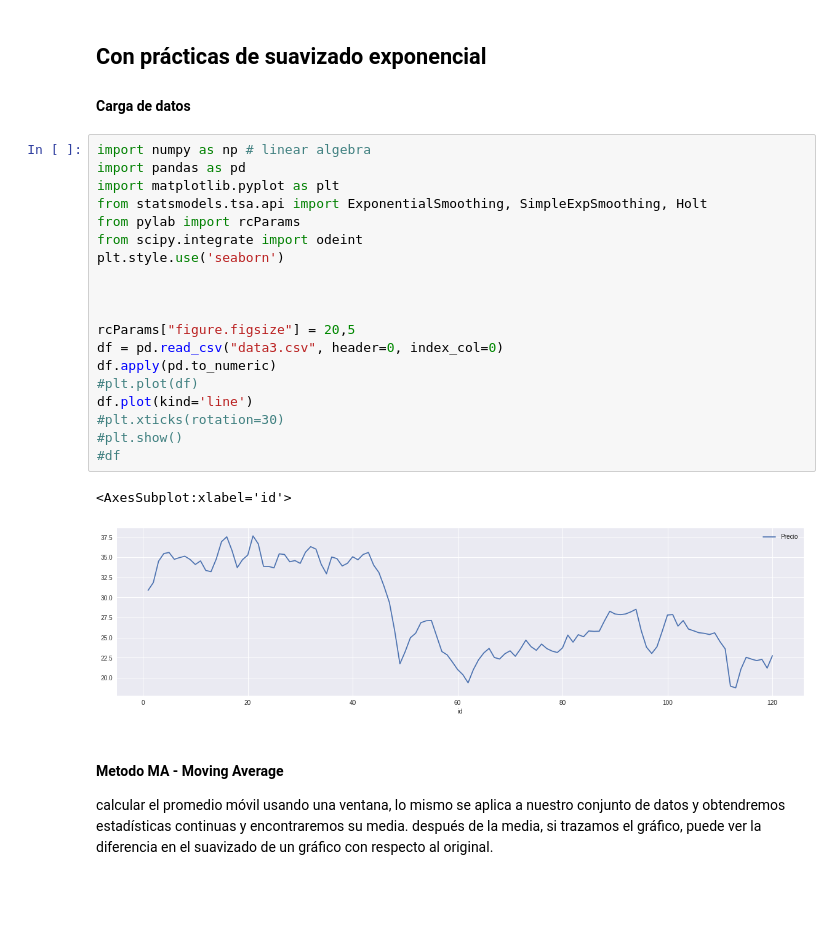
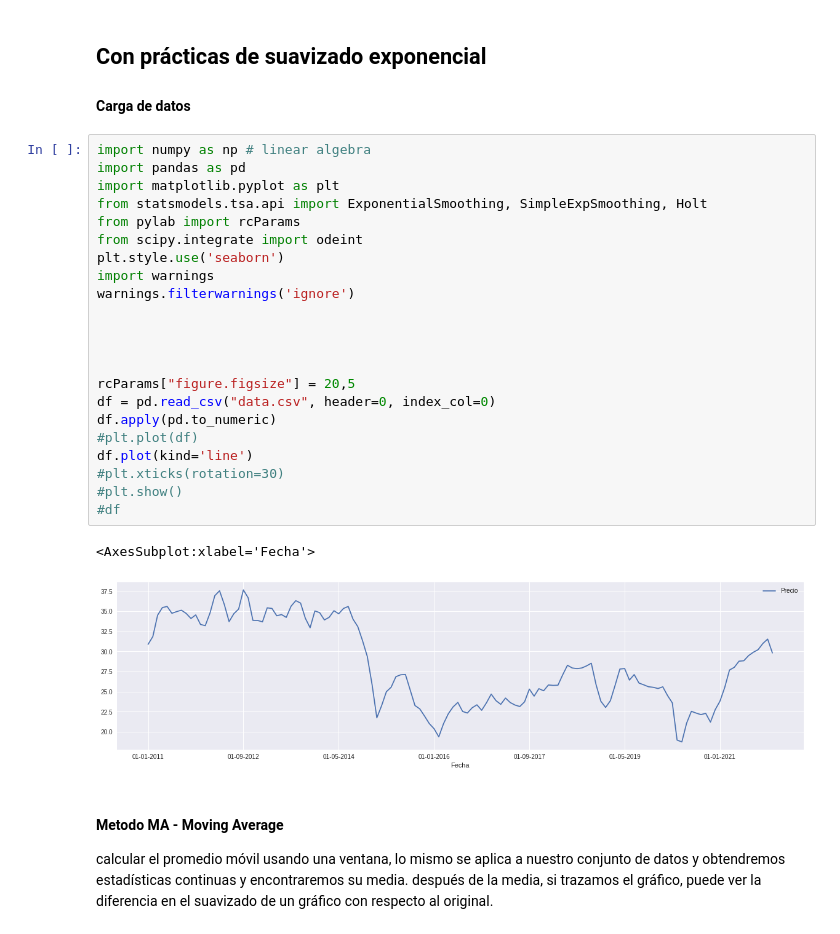
Before and after one commit to PES-BG-2022/proyecto-y-time-series-forecasting-oma, a Jupyter notebook: time-series_forecasting.ipynb, the cells around one changed output. Cells and saved outputs as stored; diff of their text form; blank space fills up the shorter version.

```diff
--- a/time-series_forecasting.ipynb
+++ b/time-series_forecasting.ipynb
@@ -24,25 +55,28 @@ Se están utilizando métodos y algoritmos que nos permiten capturar la estacion
 # %%
 import numpy as np # linear algebra
 import pandas as pd
 import matplotlib.pyplot as plt
 from statsmodels.tsa.api import ExponentialSmoothing, SimpleExpSmoothing, Holt
 from pylab import rcParams
 from scipy.integrate import odeint
 plt.style.use('seaborn')
+import warnings
+warnings.filterwarnings('ignore')
+
 
 
 
 rcParams["figure.figsize"] = 20,5
-df = pd.read_csv("data3.csv", header=0, index_col=0)
+df = pd.read_csv("data.csv", header=0, index_col=0)
 df.apply(pd.to_numeric)
 #plt.plot(df)
 df.plot(kind='line')
 #plt.xticks(rotation=30)
 #plt.show()
 #df
 # %% [output]
-<AxesSubplot:xlabel='id'>
+<AxesSubplot:xlabel='Fecha'>
-[figure, old version]
+[figure, new version]
 # %% [markdown]
 #### Metodo MA - Moving Average
 calcular el promedio móvil usando una ventana, lo mismo se aplica a nuestro conjunto de datos y obtendremos estadísticas continuas y encontraremos su media. después de la media, si trazamos el gráfico, puede ver la diferencia en el suavizado de un gráfico con respecto al original.
```
Also changed, not shown: parts of 7 cells of this notebook, 1 other file.
